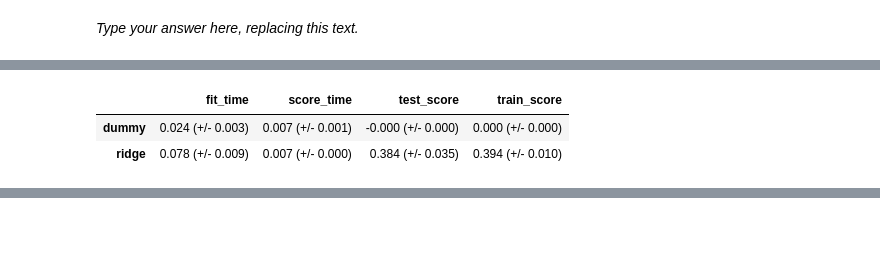
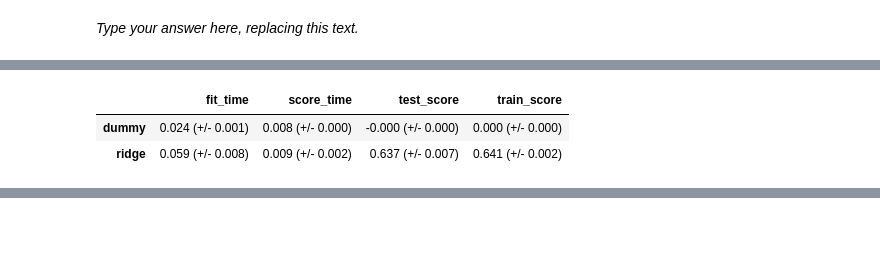
Before and after one commit to andy8926/CPSC330-HW5, a Jupyter notebook: hw5.ipynb, the cells around one changed output, grey strips where cells are left out. Saved outputs shown, nothing was run; the diff lists cells and outputs as text; code cells hidden in the pictures.

```diff
--- a/hw5.ipynb
+++ b/hw5.ipynb
@@ -476,9 +447,7 @@ from sklearn.dummy import DummyRegressor
 
 dummy = DummyRegressor()
 pipe = make_pipeline(preprocessor, dummy)
-results_dict["dummy"] = mean_std_cross_val_scores(
-    pipe, X_train, y_train, cv=5, return_train_score=True
-)
+results_dict["dummy"] = mean_std_cross_val_scores(pipe, X_train, y_train, cv=5,return_train_score=True)
 results_df = pd.DataFrame(results_dict).T
 results_df
 # %% [output]
@@ -519,3 +486,30 @@ Solution_7
 _Points:_ 10
 # %% [markdown]
 _Type your answer here, replacing this text._
+# %%
+ridge_pipe = make_pipeline(preprocessor, Ridge())
+# %%
+param_grid = {"ridge__alpha": 10.0 ** np.arange(-6, 6, 1)}
+
+search = RandomizedSearchCV(
+    ridge_pipe, param_grid, n_iter=12, return_train_score=True, n_jobs=-1, verbose=0)
+
+y_train_log = np.log1p(y_train)  # log(1 + y), avoids issues with 0
+
+# Fit the search object
+search.fit(X_train, y_train_log)
+
+# Print the best hyperparameters and score
+print("Best hyperparameter values: ", search.best_params_)
+print("Best score: %0.3f" % (search.best_score_))
+
+# Convert the search results to a DataFrame and display
+pd.DataFrame(search.cv_results_)[
+    [
+        "mean_train_score",
+        "mean_test_score",
+        "param_ridge__alpha",
+        "mean_fit_time",
+        "rank_test_score",
+    ]
+].set_index("rank_test_score").sort_index().T
@@ -522,11 +541,12 @@ _Type your answer here, replacing this text._
+# %%
+ridge_pipe_tuned = make_pipeline(preprocessor, Ridge(alpha=10)) # best alpha value
 # %%
-lr_pipe = make_pipeline(preprocessor, Ridge())
 results_dict["ridge"] = mean_std_cross_val_scores(
-    lr_pipe, X_train, y_train, cv=5, return_train_score=True
+    ridge_pipe_tuned, X_train, y_train, cv=5,return_train_score=True
 )
 results_df = pd.DataFrame(results_dict).T
 results_df
 # %% [output]
 |  | fit_time | score_time | test_score | train_score |
-| dummy | 0.024 (+/- 0.003) | 0.007 (+/- 0.001) | -0.000 (+/- 0.000) | 0.000 (+/- 0.000) |
-| ridge | 0.078 (+/- 0.009) | 0.007 (+/- 0.000) | 0.384 (+/- 0.035) | 0.394 (+/- 0.010) |
+| dummy | 0.024 (+/- 0.001) | 0.008 (+/- 0.000) | -0.000 (+/- 0.000) | 0.000 (+/- 0.000) |
+| ridge | 0.059 (+/- 0.008) | 0.009 (+/- 0.002) | 0.637 (+/- 0.007) | 0.641 (+/- 0.002) |
```
Also changed, not shown: parts of 30 cells of this notebook.
